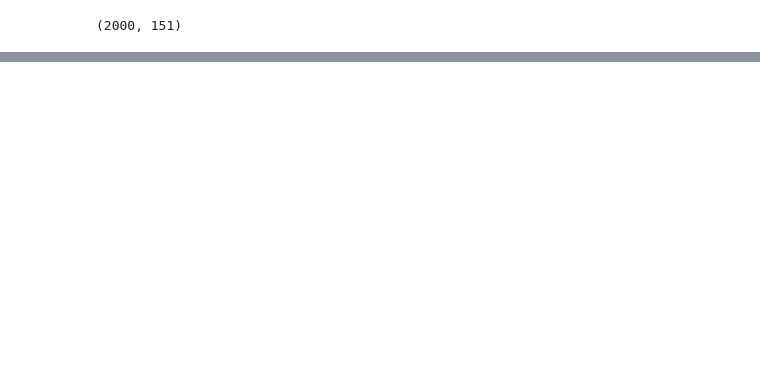
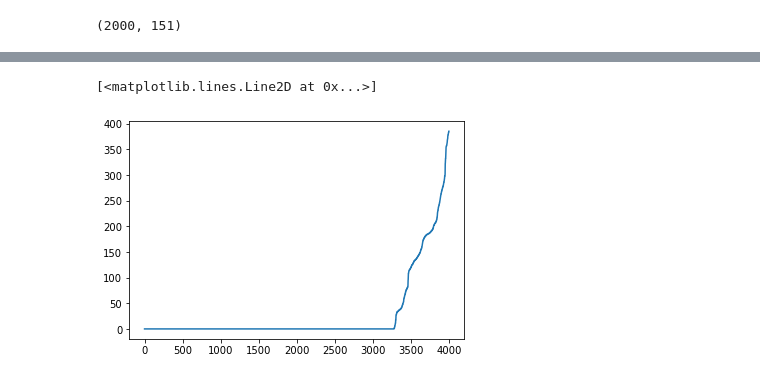
Before and after one commit to pisosyam/JUNIOR2023, a Jupyter notebook: Untitled.ipynb, the cells around one changed output, grey strips where cells are left out. Cells and saved outputs as stored; diff of their text form; code cells hidden in the pictures; blank space fills up the shorter version.

```diff
--- a/Untitled.ipynb
+++ b/Untitled.ipynb
@@ -26,0 +68,7 @@ animation.save('results/anim_data_peaks.gif', writer='pillow')
+# %%
+prominences = np.sort(all_contour_heights.to_numpy().reshape(1, -1))[0]
+fig, ax = plt.subplots()
+plt.plot(prominences[:4000])
+# %% [output]
+[<matplotlib.lines.Line2D at 0x...>]
+[figure, added]
```
Also changed, not shown: parts of 8 cells of this notebook, 3 other files.
